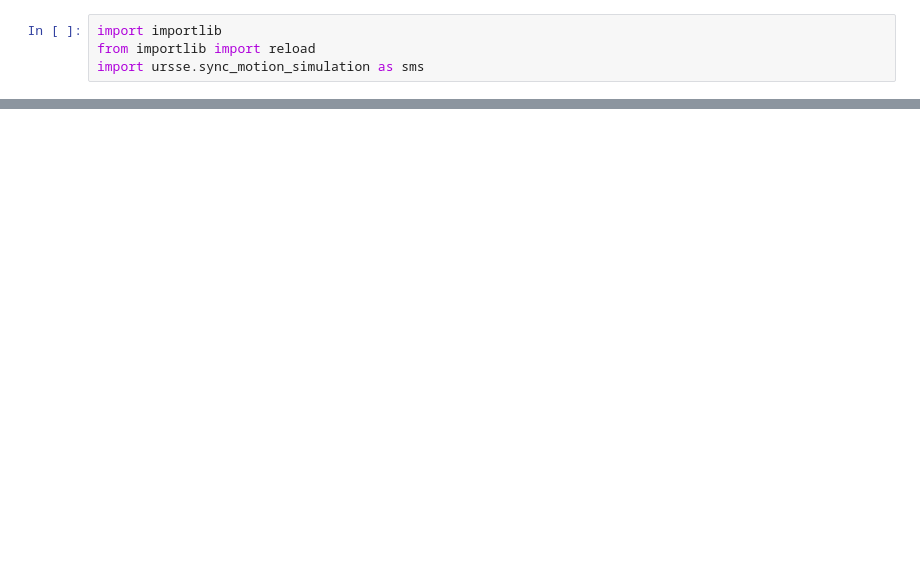
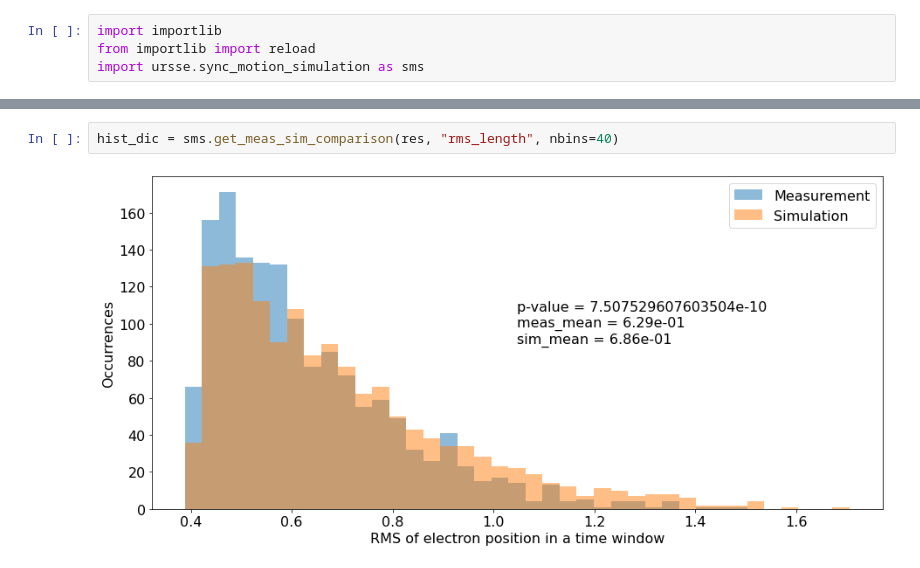
Before and after one commit to IharLobach/ursse, a Jupyter notebook: analyzing_collected_data/all_single_electron_data/all_single_electron_simulation_vs_measurement.ipynb, the cells around one changed output, grey strips where cells are left out. Drawn from its saved outputs; the diff is of its cells as text; blank space fills up the shorter version.

```diff
--- a/analyzing_collected_data/all_single_electron_data/all_single_electron_simulation_vs_measurement.ipynb
+++ b/analyzing_collected_data/all_single_electron_data/all_single_electron_simulation_vs_measurement.ipynb
@@ -99,0 +38,4 @@ plt.show()
+# %%
+hist_dic = sms.get_meas_sim_comparison(res, "rms_length", nbins=40)
+# %% [output]
+[figure, added]
```
Also changed, not shown: parts of 17 cells of this notebook, 1 other file.
